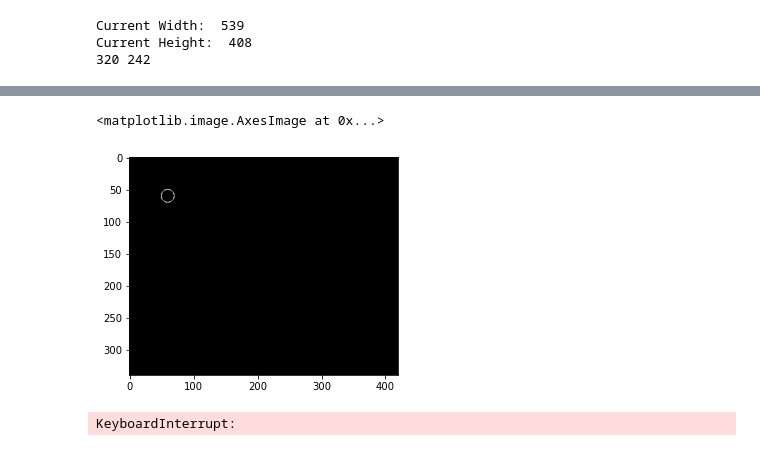
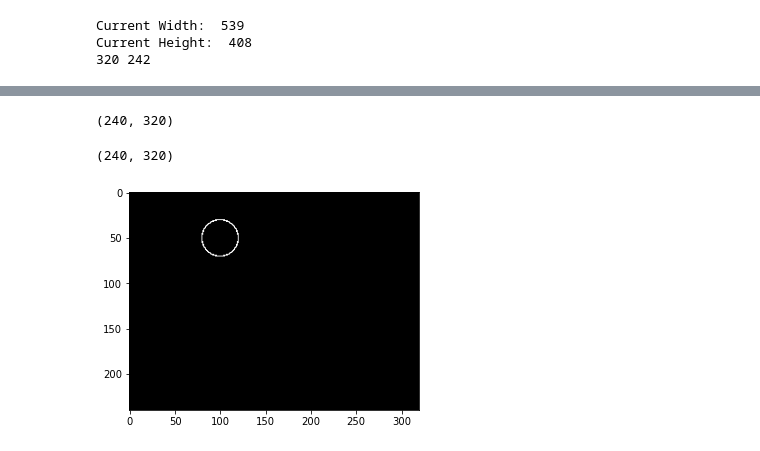
Before and after one commit to victorbjo/Rob7-Miniproject, a Jupyter notebook: HoughCircle.ipynb, the cells around one changed output, grey strips where cells are left out. Cells and saved outputs as stored; diff of their text form; code cells hidden in the pictures.

Commit message:
circles

```diff
--- a/HoughCircle.ipynb
+++ b/HoughCircle.ipynb
@@ -45,14 +53,22 @@ img_bordered = cv2.copyMakeBorder(
 # cv2.imshow('picture prepocessed',border)
 # cv2.waitKey()
 # %%
-img_blank = np.zeros( img_bordered.shape)
+#img_blank = np.zeros( img_bordered.shape)
 #img_blank =  cv2.cvtColor(img_blank, cv2.COLOR_GRAY2BGR)
 #[2*R+height, 2*R+width]
 #plt.imshow( img_blank, cmap = 'gray')
+img_blank = np.zeros( img1.shape)
+img_blank.shape
+# %% [output]
+(240, 320)
 # %%
-plt.imshow(circleDrawing(  10, 10, 10, width, height), cmap='gray')
+# plt.imshow(circleDrawing(  10, 10, 10, width, height), cmap='gray')
+#plt.imshow(img_blank, cmap='gray')
-# %% [output]
-<matplotlib.image.AxesImage at 0x...>
-[figure, removed]
 # %%
-a_test = circleDrawing()
+a_test = circleDrawing(50,100,20,width,height)
+a_test = a_test + img_blank
+plt.imshow(a_test, cmap='gray')
+a_test.shape
+# %% [output]
+(240, 320)
+[figure, added]
@@ -59,8 +81,7 @@ a_test = circleDrawing()
 # %%
-rr = 40
-for i in range(R, R+height):
-    for j in range(R, R+width):
-        if img_bordered[i,j]>200:
-            img_blank = img_blank + circleDrawing(  i, j, rr, width, height)
+# ********** with padding
+#  rr = 23
+# for i in range(R, R+height):
+#     for j in range(R, R+width):
+#         if a_test[i,j]>0:
+#             img_blank = img_blank + circleDrawing(  i, j, rr, width, height)
-# %% [output]
-KeyboardInterrupt:
```
Also changed, not shown: parts of 9 cells of this notebook, 2 other files.
